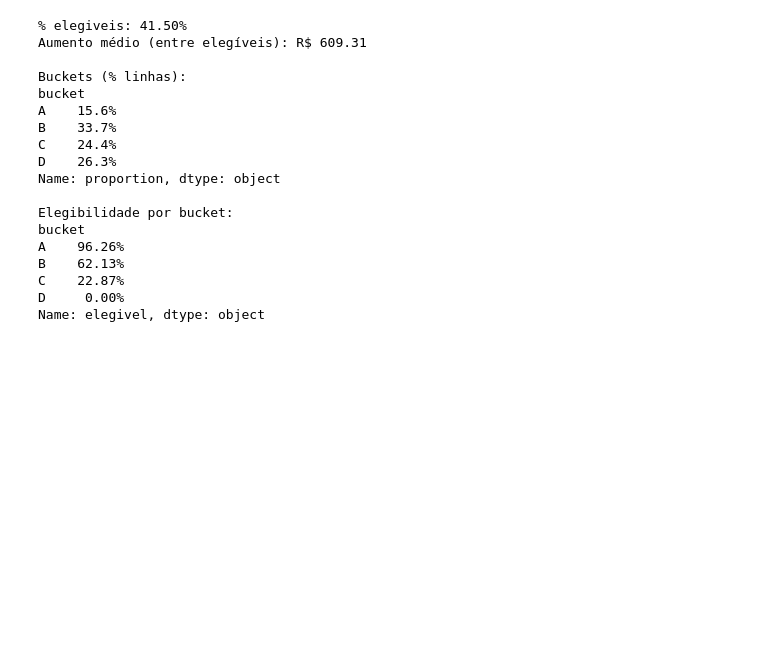
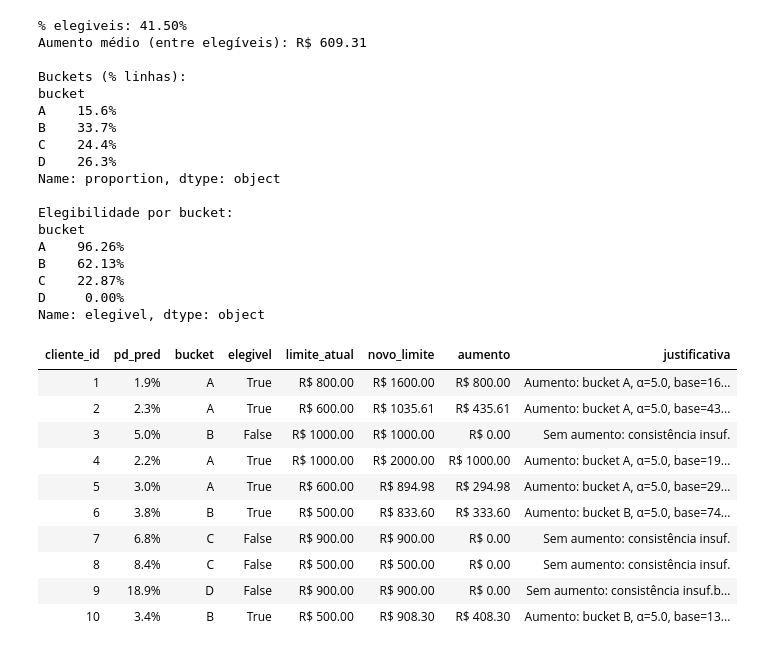
Before and after one commit to erycastro/SafeLimit, a Jupyter notebook: notebooks/02_modelo_pd.ipynb, the cells around one changed output. Drawn from its saved outputs; the diff is of its cells as text; code cells hidden in the pictures; blank space fills up the shorter version.

Commit message:
Salvando decisões + definindo amostra

```diff
--- a/notebooks/02_modelo_pd.ipynb
+++ b/notebooks/02_modelo_pd.ipynb
@@ -183,0 +187,27 @@ Name: elegivel, dtype: object
+# %%
+# Amostra estilizada
+cols = ['limite_atual','novo_limite','aumento','renda_mensal','ticket_medio_deposito']
+
+(df[['cliente_id','pd_pred','bucket','elegivel','limite_atual','novo_limite','aumento','justificativa']]
+ .head(10)
+ .style
+ .format({
+     'pd_pred': '{:.1%}',
+     'limite_atual': 'R$ {:.2f}',
+     'novo_limite': 'R$ {:.2f}',
+     'aumento': 'R$ {:.2f}',
+ })
+ .hide(axis='index')
+)
+# %% [output]
+| cliente_id | pd_pred | bucket | elegivel | limite_atual | novo_limite | aumento | justificativa |
+| 1 | 1.9% | A | True | R$ 800.00 | R$ 1600.00 | R$ 800.00 | Aumento: bucket A, α=5.0, base=16... |
+| 2 | 2.3% | A | True | R$ 600.00 | R$ 1035.61 | R$ 435.61 | Aumento: bucket A, α=5.0, base=43... |
+| 3 | 5.0% | B | False | R$ 1000.00 | R$ 1000.00 | R$ 0.00 | Sem aumento: consistência insuf. |
+| 4 | 2.2% | A | True | R$ 1000.00 | R$ 2000.00 | R$ 1000.00 | Aumento: bucket A, α=5.0, base=19... |
+| 5 | 3.0% | A | True | R$ 600.00 | R$ 894.98 | R$ 294.98 | Aumento: bucket A, α=5.0, base=29... |
+| 6 | 3.8% | B | True | R$ 500.00 | R$ 833.60 | R$ 333.60 | Aumento: bucket B, α=5.0, base=74... |
+| 7 | 6.8% | C | False | R$ 900.00 | R$ 900.00 | R$ 0.00 | Sem aumento: consistência insuf. |
+| 8 | 8.4% | C | False | R$ 500.00 | R$ 500.00 | R$ 0.00 | Sem aumento: consistência insuf. |
+| 9 | 18.9% | D | False | R$ 900.00 | R$ 900.00 | R$ 0.00 | Sem aumento: consistência insuf.b... |
+| 10 | 3.4% | B | True | R$ 500.00 | R$ 908.30 | R$ 408.30 | Aumento: bucket B, α=5.0, base=13... |
```
Also changed, not shown: parts of 1 cell of this notebook, 1 other file.
